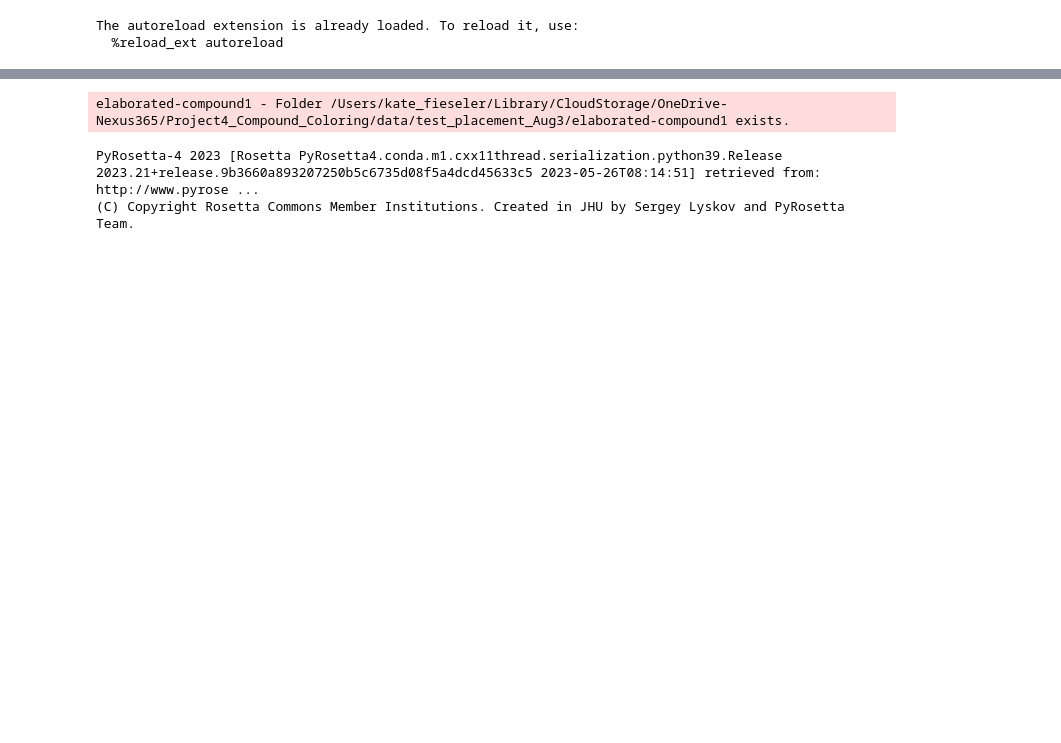
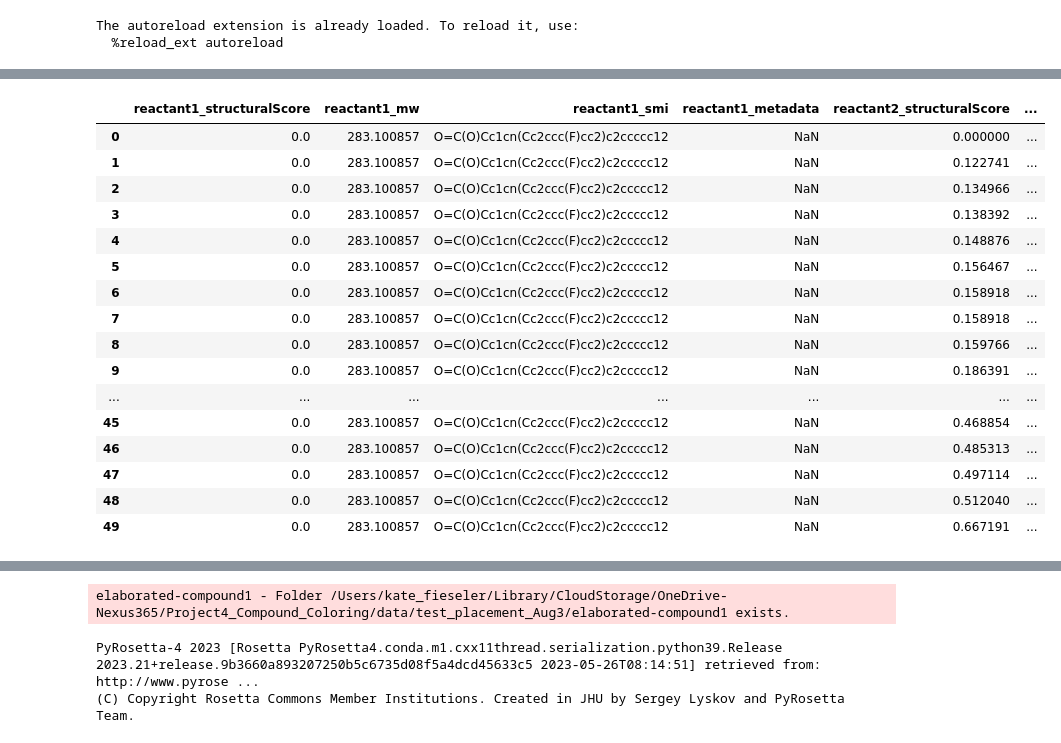
Before and after one commit to kate-fie/syndirella, a Jupyter notebook: nbs/fragmenstein_placement_try.ipynb, the cells around one changed output, grey strips where cells are left out. Saved outputs shown, nothing was run; the diff lists cells and outputs as text; code cells hidden in the pictures; blank space fills up the shorter version.

```diff
--- a/nbs/fragmenstein_placement_try.ipynb
+++ b/nbs/fragmenstein_placement_try.ipynb
@@ -41,3 +31,25 @@ def run_fragmenstein(hits,  # list of rdkit mol objects of hits to help place
     v = Victor(hits=hits, pdb_filename=apo_file)
     v.work_path = work_path
     v.place(smiles, long_name=name)
+# %%
+# load dataframe of elaborated compounds
+df = pd.read_csv('/Users/kate_fieseler/PycharmProjects/retrievesynthesizable/NCS1/warren_yes_green_aug23/D2R-5/Amidation_O=C(Cc1cn(Cc2ccc(F)cc2)c2ccccc12)Nc1ccc(S(=O)(=O)Nc2nccs2)cc1/Amidation_50_analogs.csv')
+df
+# %% [output]
+|  | reactant1_structuralScore | reactant1_mw | reactant1_smi | reactant1_metadata | reactant2_structuralScore | ... |
+| 0 | 0.0 | 283.100857 | O=C(O)Cc1cn(Cc2ccc(F)cc2)c2ccccc12 | NaN | 0.000000 | ... |
+| 1 | 0.0 | 283.100857 | O=C(O)Cc1cn(Cc2ccc(F)cc2)c2ccccc12 | NaN | 0.122741 | ... |
+| 2 | 0.0 | 283.100857 | O=C(O)Cc1cn(Cc2ccc(F)cc2)c2ccccc12 | NaN | 0.134966 | ... |
+| 3 | 0.0 | 283.100857 | O=C(O)Cc1cn(Cc2ccc(F)cc2)c2ccccc12 | NaN | 0.138392 | ... |
+| 4 | 0.0 | 283.100857 | O=C(O)Cc1cn(Cc2ccc(F)cc2)c2ccccc12 | NaN | 0.148876 | ... |
+| 5 | 0.0 | 283.100857 | O=C(O)Cc1cn(Cc2ccc(F)cc2)c2ccccc12 | NaN | 0.156467 | ... |
+| 6 | 0.0 | 283.100857 | O=C(O)Cc1cn(Cc2ccc(F)cc2)c2ccccc12 | NaN | 0.158918 | ... |
+| 7 | 0.0 | 283.100857 | O=C(O)Cc1cn(Cc2ccc(F)cc2)c2ccccc12 | NaN | 0.158918 | ... |
+| 8 | 0.0 | 283.100857 | O=C(O)Cc1cn(Cc2ccc(F)cc2)c2ccccc12 | NaN | 0.159766 | ... |
+| 9 | 0.0 | 283.100857 | O=C(O)Cc1cn(Cc2ccc(F)cc2)c2ccccc12 | NaN | 0.186391 | ... |
+| ... | ... | ... | ... | ... | ... | ... |
+| 45 | 0.0 | 283.100857 | O=C(O)Cc1cn(Cc2ccc(F)cc2)c2ccccc12 | NaN | 0.468854 | ... |
+| 46 | 0.0 | 283.100857 | O=C(O)Cc1cn(Cc2ccc(F)cc2)c2ccccc12 | NaN | 0.485313 | ... |
+| 47 | 0.0 | 283.100857 | O=C(O)Cc1cn(Cc2ccc(F)cc2)c2ccccc12 | NaN | 0.497114 | ... |
+| 48 | 0.0 | 283.100857 | O=C(O)Cc1cn(Cc2ccc(F)cc2)c2ccccc12 | NaN | 0.512040 | ... |
+| 49 | 0.0 | 283.100857 | O=C(O)Cc1cn(Cc2ccc(F)cc2)c2ccccc12 | NaN | 0.667191 | ... |
```
Also changed, not shown: parts of 9 cells of this notebook, 53 other files.
